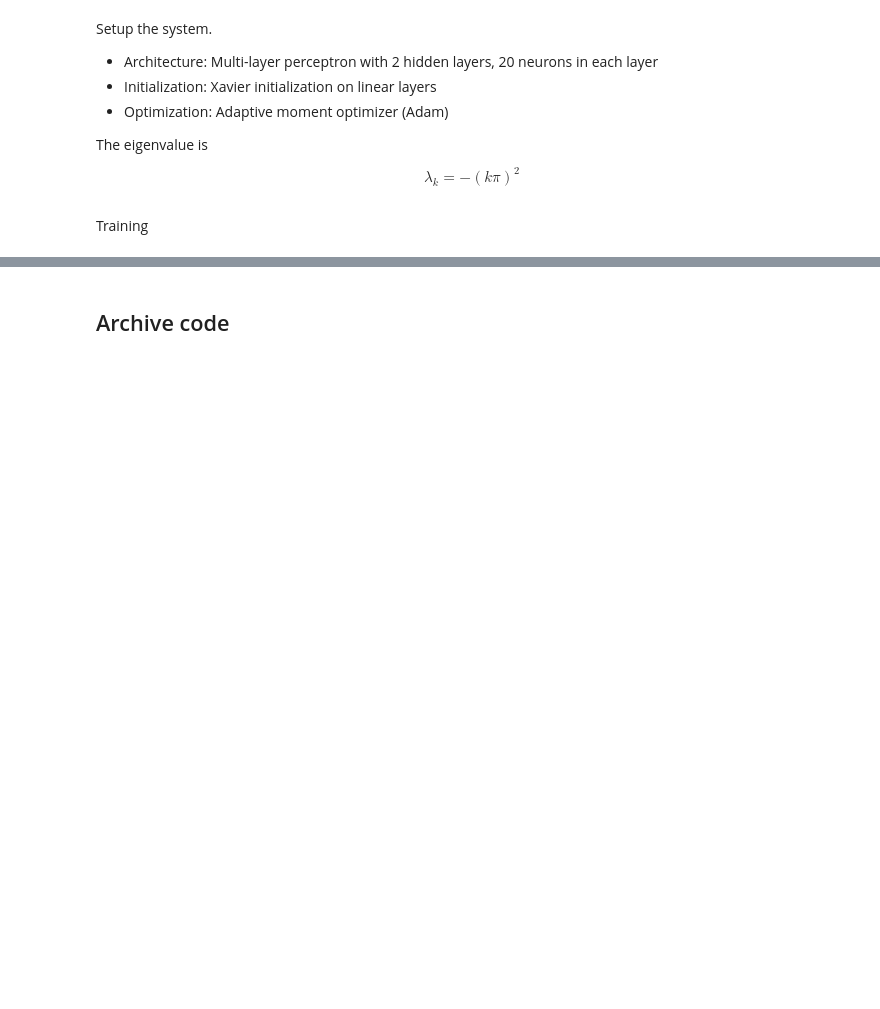
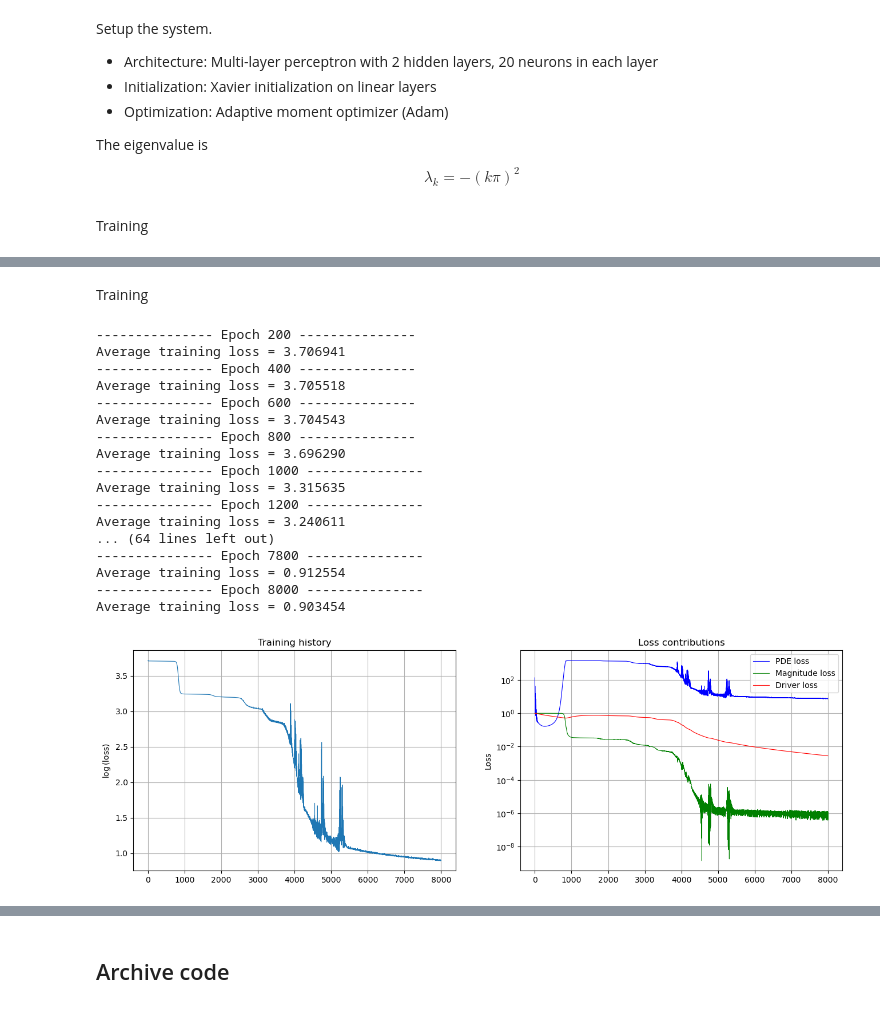
Before and after one commit to GentleMin/PyCrete, a Jupyter notebook: eigenpinns.ipynb, the cells around one changed output, grey strips where cells are left out. Saved outputs shown, nothing was run; the diff lists cells and outputs as text; code cells hidden in the pictures; blank space fills up the shorter version.

```diff
--- a/eigenpinns.ipynb
+++ b/eigenpinns.ipynb
@@ -194,0 +236,69 @@ plt.show()
+# %%
+torch.manual_seed(42)
+
+nn_approx = pinn_core.uniform_MLP(in_dim=1, out_dim=1, neurons=20, n_hidden_layers=2)
+nn_approx.apply(pinn_core.linear_init_xavier)
+
+eigen_nn = Eigen_Standing_Wave_1D(nn_approx, x_range=torch.tensor([[0, 1]]), bc_weight=0, mag_weight=5e+3, drive_weight=1e+2, scan_floor=-200., scan_sign=-1)
+optim_adam = torch.optim.Adam(list(nn_approx.parameters()) + [eigen_nn.eigenvalue], lr=1.e-3, weight_decay=1e-5)
+# %% [markdown]
+Training
+# %%
+n_epochs = 8000
+verbose_epochs = 200
+
+train_log = list()
+pde_log = list()
+mag_log = list()
+driver_log = list()
+for epoch in range(n_epochs):
+    optim_adam.zero_grad()
+    loss = eigen_nn.compute_loss()
+    loss[0].backward()
+    optim_adam.step()
+    train_log.append(loss[0].detach().item())
+    pde_log.append(loss[1].detach().item())
+    mag_log.append(loss[3].detach().item())
+    driver_log.append(loss[4].detach().item())
+    if (epoch + 1)%verbose_epochs == 0:
+        print("--------------- Epoch {:d} ---------------".format(epoch + 1))
+        print("Average training loss = {:f}".format(np.array(train_log[-verbose_epochs:]).mean()))
+
+
+fig, axes = plt.subplots(nrows=1, ncols=2, figsize=(16, 5))
+
+ax = axes[0]
+ax.plot(train_log, linewidth=.8)
+ax.grid(which="both")
+ax.set_ylabel(r"$\log$(loss)")
+ax.set_title("Training history")
+
+ax = axes[1]
+ax.semilogy(pde_log, 'b-', label="PDE loss", linewidth=.8)
+ax.semilogy(mag_log, 'g-', label="Magnitude loss", linewidth=.8)
+ax.semilogy(driver_log, 'r-', label="Driver loss", linewidth=.8)
+ax.grid(which="major")
+ax.set_ylabel("Loss")
+ax.legend()
+ax.set_title("Loss contributions")
+
+plt.show()
+# %% [output]
+--------------- Epoch 200 ---------------
+Average training loss = 3.706941
+--------------- Epoch 400 ---------------
+Average training loss = 3.705518
+--------------- Epoch 600 ---------------
+Average training loss = 3.704543
+--------------- Epoch 800 ---------------
+Average training loss = 3.696290
+--------------- Epoch 1000 ---------------
+Average training loss = 3.315635
+--------------- Epoch 1200 ---------------
+Average training loss = 3.240611
+... (64 lines left out)
+--------------- Epoch 7800 ---------------
+Average training loss = 0.912554
+--------------- Epoch 8000 ---------------
+Average training loss = 0.903454
+[figure, added]
```
Also changed, not shown: parts of 9 cells of this notebook, 3 other files.
